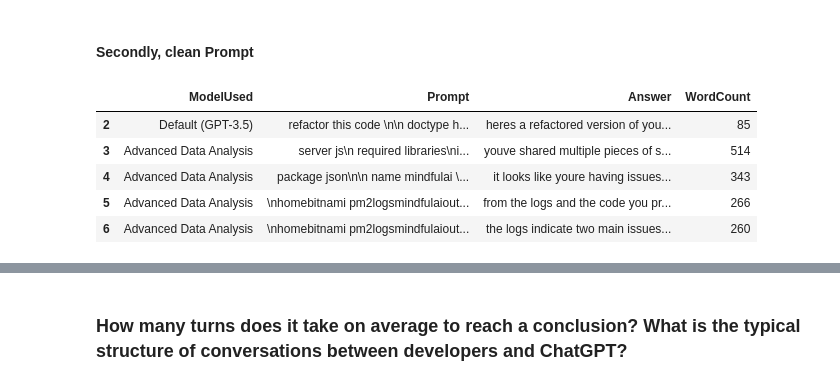
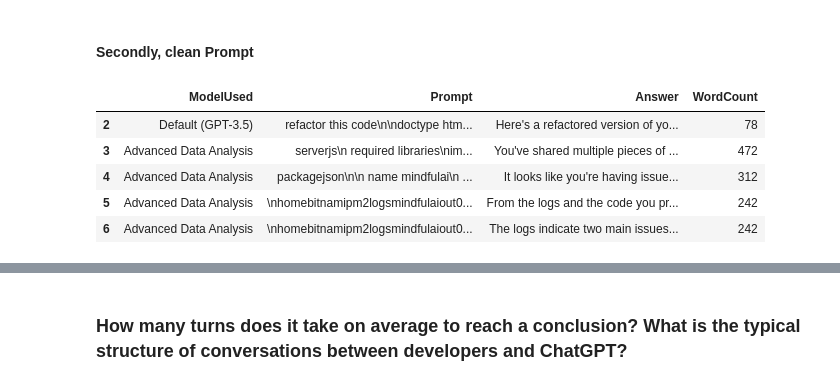
Before and after one commit to JKiran4/DevGPT-Project, a Jupyter notebook: RQ1.ipynb, the cells around one changed output, grey strips where cells are left out. Saved outputs shown, nothing was run; the diff lists cells and outputs as text; code cells hidden in the pictures.

```diff
--- a/RQ1.ipynb
+++ b/RQ1.ipynb
@@ -427,16 +369,0 @@ Let's take a high-level look at models and answers provided, specifically on the
-# %%
-def clean_answer(answer):
-
-    # keep contractions good
-    answer = re.sub(r"(?<=\w)'(?=\w)", "", answer)
-    # take out punctuation, add space
-    answer = re.sub(r"[.,;!?:]", " ", answer)
-    # deal with any additional symbols, characters, etc.
-    answer = re.sub(r"[^\w\s]", "", answer)
-    answer = answer.lower()
-
-    return answer
-
-df_rq1_filtered.loc[:, 'Answer'] = df_rq1_filtered['Answer'].apply(clean_answer)
-
-df_rq1_filtered.head()
@@ -518,27 +398,27 @@ keyword_categories = {
 # %%
 def clean_prompt(prompt):
 
     # keep contractions good
     answer = re.sub(r"(?<=\w)'(?=\w)", "", prompt)
     # take out punctuation, add space
     answer = re.sub(r"[.,;!?:]", " ", prompt)
     # deal with any additional symbols, characters, etc.
     answer = re.sub(r"[^\w\s]", "", prompt)
     answer = answer.lower()
 
     return answer
 
 df_rq1_clean_new = df_rq1_clean.copy()
-df_rq1_clean_new.loc[:, 'Prompt'] = df_rq1_clean_new['Prompt'].apply(clean_answer)
+df_rq1_clean_new.loc[:, 'Prompt'] = df_rq1_clean_new['Prompt'].apply(clean_prompt)
 
 df_rq1_clean_new.head()
 # %% [output]
 |  | ModelUsed | Prompt | Answer | WordCount |
-| 2 | Default (GPT-3.5) | refactor this code \n\n doctype h... | heres a refactored version of you... | 85 |
-| 3 | Advanced Data Analysis | server js\n required libraries\ni... | youve shared multiple pieces of s... | 514 |
-| 4 | Advanced Data Analysis | package json\n\n name mindfulai \... | it looks like youre having issues... | 343 |
-| 5 | Advanced Data Analysis | \nhomebitnami pm2logsmindfulaiout... | from the logs and the code you pr... | 266 |
-| 6 | Advanced Data Analysis | \nhomebitnami pm2logsmindfulaiout... | the logs indicate two main issues... | 260 |
+| 2 | Default (GPT-3.5) | refactor this code\n\ndoctype htm... | Here's a refactored version of yo... | 78 |
+| 3 | Advanced Data Analysis | serverjs\n required libraries\nim... | You've shared multiple pieces of ... | 472 |
+| 4 | Advanced Data Analysis | packagejson\n\n name mindfulai\n ... | It looks like you're having issue... | 312 |
+| 5 | Advanced Data Analysis | \nhomebitnamipm2logsmindfulaiout0... | From the logs and the code you pr... | 242 |
+| 6 | Advanced Data Analysis | \nhomebitnamipm2logsmindfulaiout0... | The logs indicate two main issues... | 242 |
 # %%
 def count_keywords(text, category_keywords):
     text = text.lower() if isinstance(text, str) else ""
```
Also changed, not shown: parts of 28 cells of this notebook.
